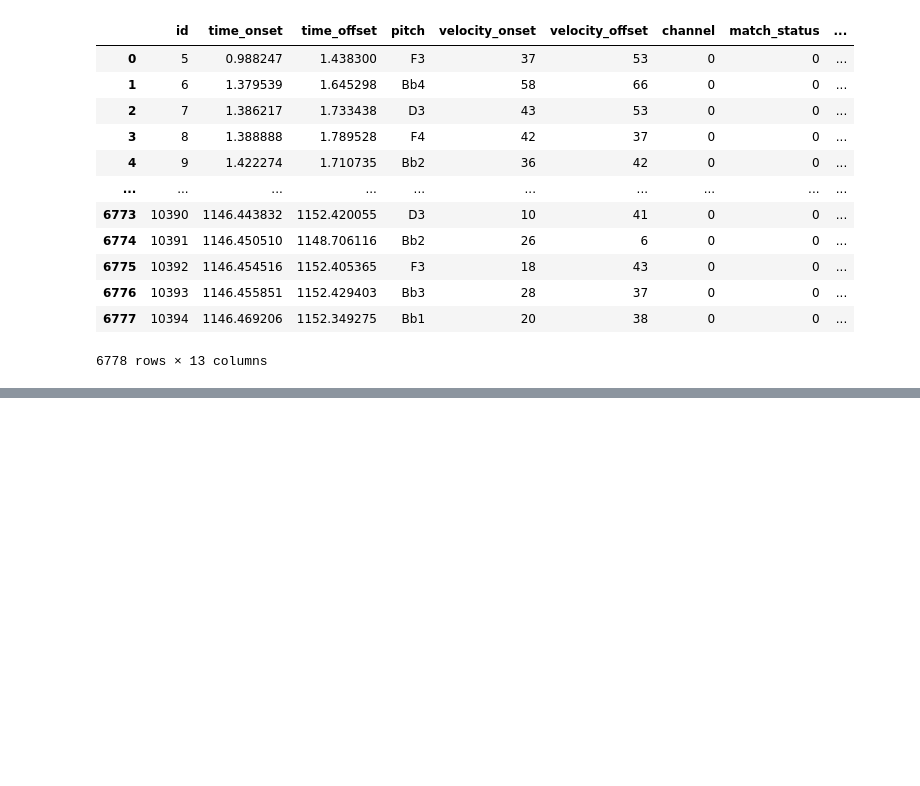
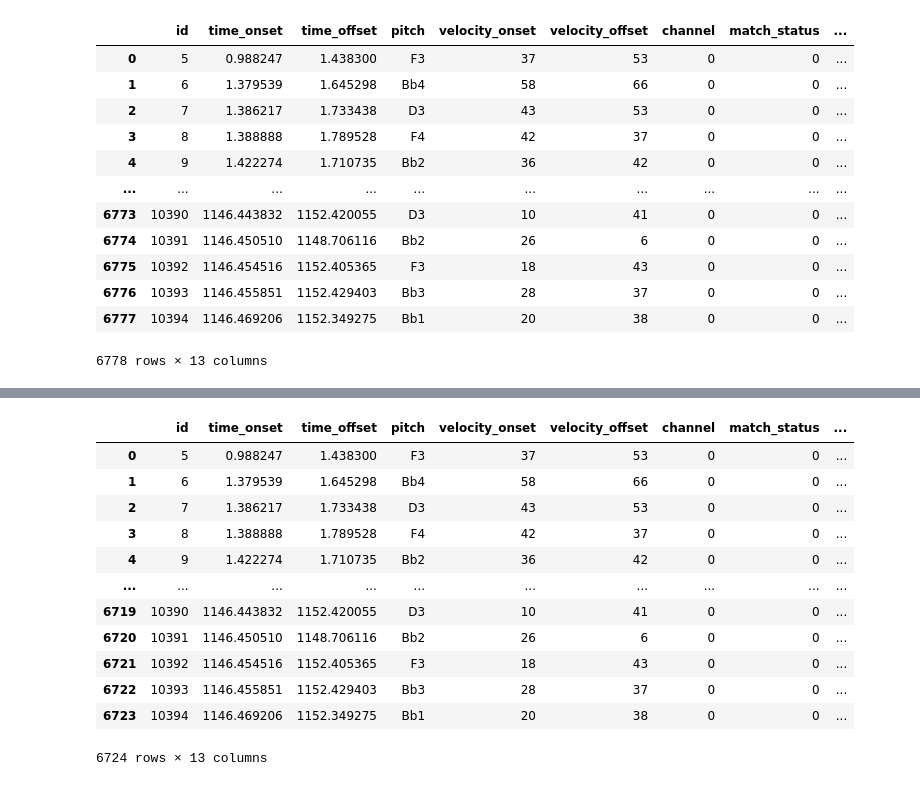
Before and after one commit to gloomtrop/performance-style, a Jupyter notebook: notebooks/match_extraction.ipynb, the cells around one changed output, grey strips where cells are left out. Saved outputs shown, nothing was run; the diff lists cells and outputs as text; code cells hidden in the pictures; blank space fills up the shorter version.

```diff
--- a/notebooks/match_extraction.ipynb
+++ b/notebooks/match_extraction.ipynb
@@ -83,0 +104,17 @@ matched_notes
+# %%
+removed_duplicates = matched_notes[~matched_notes['note_id'].duplicated(keep='first')].reset_index(drop=True)
+removed_duplicates
+# %% [output]
+|  | id | time_onset | time_offset | pitch | velocity_onset | velocity_offset | channel | match_status | ... |
+| 0 | 5 | 0.988247 | 1.438300 | F3 | 37 | 53 | 0 | 0 | ... |
+| 1 | 6 | 1.379539 | 1.645298 | Bb4 | 58 | 66 | 0 | 0 | ... |
+| 2 | 7 | 1.386217 | 1.733438 | D3 | 43 | 53 | 0 | 0 | ... |
+| 3 | 8 | 1.388888 | 1.789528 | F4 | 42 | 37 | 0 | 0 | ... |
+| 4 | 9 | 1.422274 | 1.710735 | Bb2 | 36 | 42 | 0 | 0 | ... |
+| ... | ... | ... | ... | ... | ... | ... | ... | ... | ... |
+| 6719 | 10390 | 1146.443832 | 1152.420055 | D3 | 10 | 41 | 0 | 0 | ... |
+| 6720 | 10391 | 1146.450510 | 1148.706116 | Bb2 | 26 | 6 | 0 | 0 | ... |
+| 6721 | 10392 | 1146.454516 | 1152.405365 | F3 | 18 | 43 | 0 | 0 | ... |
+| 6722 | 10393 | 1146.455851 | 1152.429403 | Bb3 | 28 | 37 | 0 | 0 | ... |
+| 6723 | 10394 | 1146.469206 | 1152.349275 | Bb1 | 20 | 38 | 0 | 0 | ... |
+6724 rows × 13 columns
```
Also changed, not shown: parts of 1 cell of this notebook, 10 other files.
